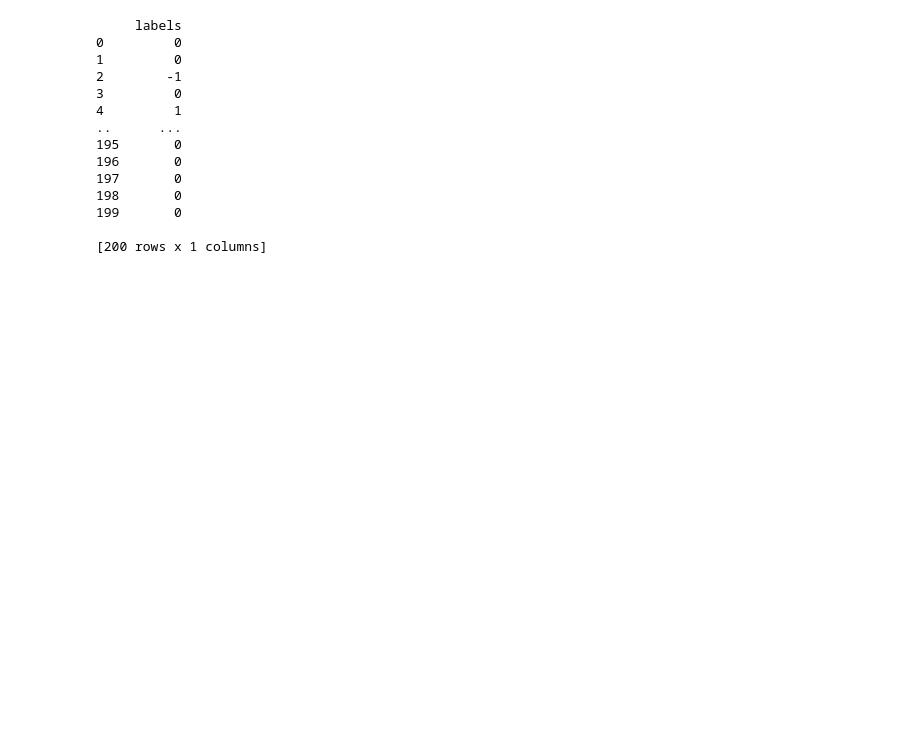
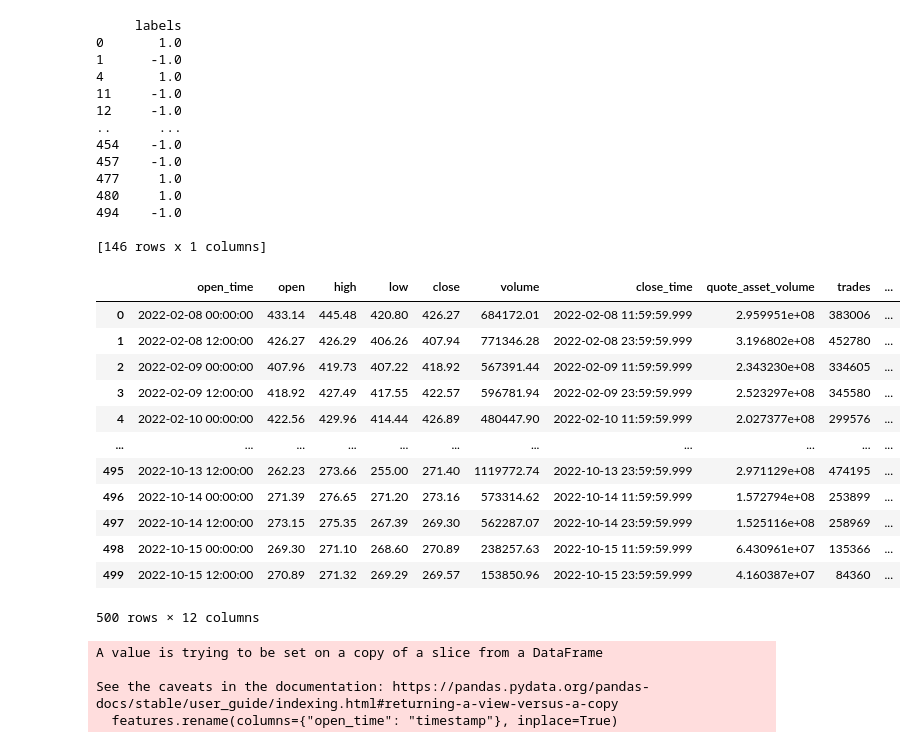
Before and after one commit to izzortsi/trailing_orders, a Jupyter notebook: dataset/peak_finding_simpler.ipynb, the cells around one changed output. Cells and saved outputs as stored; diff of their text form; code cells hidden in the pictures; blank space fills up the shorter version.

```diff
--- a/dataset/peak_finding_simpler.ipynb
+++ b/dataset/peak_finding_simpler.ipynb
@@ -140,20 +142,47 @@ ax.grid(True, which="minor")
 labels = [1 if i in peak_regions else (-1 if i in valley_regions else 0) for i in range(len(df.close.values))]
 labels = pd.DataFrame(labels, columns=['labels'])
 df = pd.concat([df, labels], axis=1)
-
-print(labels)
+print(labels[labels!=0].dropna())
 # %% [output]
      labels
-0         0
-1         0
-2        -1
-3         0
-4         1
+0       1.0
+1      -1.0
+4       1.0
+11     -1.0
+12     -1.0
 ..      ...
-195       0
-196       0
-197       0
-198       0
-199       0
+454    -1.0
+457    -1.0
+477     1.0
+480     1.0
+494    -1.0
 
-[200 rows x 1 columns]
+[146 rows x 1 columns]
+# %%
+df
+# %% [output]
+|  | open_time | open | high | low | close | volume | close_time | quote_asset_volume | trades | ... |
+| 0 | 2022-02-08 00:00:00 | 433.14 | 445.48 | 420.80 | 426.27 | 684172.01 | 2022-02-08 11:59:59.999 | 2.959951e+08 | 383006 | ... |
+| 1 | 2022-02-08 12:00:00 | 426.27 | 426.29 | 406.26 | 407.94 | 771346.28 | 2022-02-08 23:59:59.999 | 3.196802e+08 | 452780 | ... |
+| 2 | 2022-02-09 00:00:00 | 407.96 | 419.73 | 407.22 | 418.92 | 567391.44 | 2022-02-09 11:59:59.999 | 2.343230e+08 | 334605 | ... |
+| 3 | 2022-02-09 12:00:00 | 418.92 | 427.49 | 417.55 | 422.57 | 596781.94 | 2022-02-09 23:59:59.999 | 2.523297e+08 | 345580 | ... |
+| 4 | 2022-02-10 00:00:00 | 422.56 | 429.96 | 414.44 | 426.89 | 480447.90 | 2022-02-10 11:59:59.999 | 2.027377e+08 | 299576 | ... |
+| ... | ... | ... | ... | ... | ... | ... | ... | ... | ... | ... |
+| 495 | 2022-10-13 12:00:00 | 262.23 | 273.66 | 255.00 | 271.40 | 1119772.74 | 2022-10-13 23:59:59.999 | 2.971129e+08 | 474195 | ... |
+| 496 | 2022-10-14 00:00:00 | 271.39 | 276.65 | 271.20 | 273.16 | 573314.62 | 2022-10-14 11:59:59.999 | 1.572794e+08 | 253899 | ... |
+| 497 | 2022-10-14 12:00:00 | 273.15 | 275.35 | 267.39 | 269.30 | 562287.07 | 2022-10-14 23:59:59.999 | 1.525116e+08 | 258969 | ... |
+| 498 | 2022-10-15 00:00:00 | 269.30 | 271.10 | 268.60 | 270.89 | 238257.63 | 2022-10-15 11:59:59.999 | 6.430961e+07 | 135366 | ... |
+| 499 | 2022-10-15 12:00:00 | 270.89 | 271.32 | 269.29 | 269.57 | 153850.96 | 2022-10-15 23:59:59.999 | 4.160387e+07 | 84360 | ... |
+500 rows × 12 columns
+# %%
+features = df[['open_time', 'open', 'high', 'low', 'close', 'volume', 'quote_asset_volume', 'trades', 'taker_buy_volume', 'taker_buy_quote_asset_volume', 'labels']]
+dates = features['open_time'].copy()
+# timestamps = pd.to_datetime(features['open_time'], unit='ms')
+# print(features['open_time'], type(timestamps), type(features['open_time']))
+# features['open_time'] = timestamps
+features.rename(columns={"open_time": "timestamp"}, inplace=True)
+# %% [output]
+A value is trying to be set on a copy of a slice from a DataFrame
+
+See the caveats in the documentation: https://pandas.pydata.org/pandas-docs/stable/user_guide/indexing.html#returning-a-view-versus-a-copy
+  features.rename(columns={"open_time": "timestamp"}, inplace=True)
```
Also changed, not shown: parts of 14 cells of this notebook, 4 other files.
